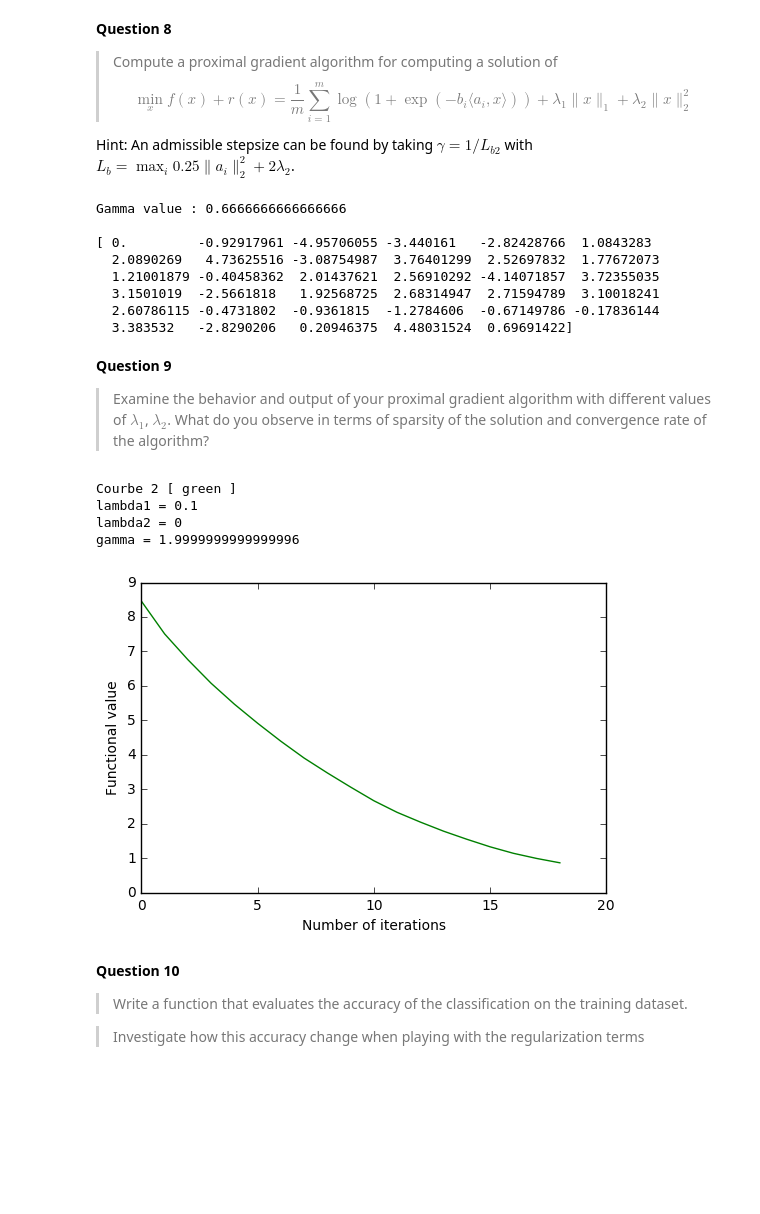
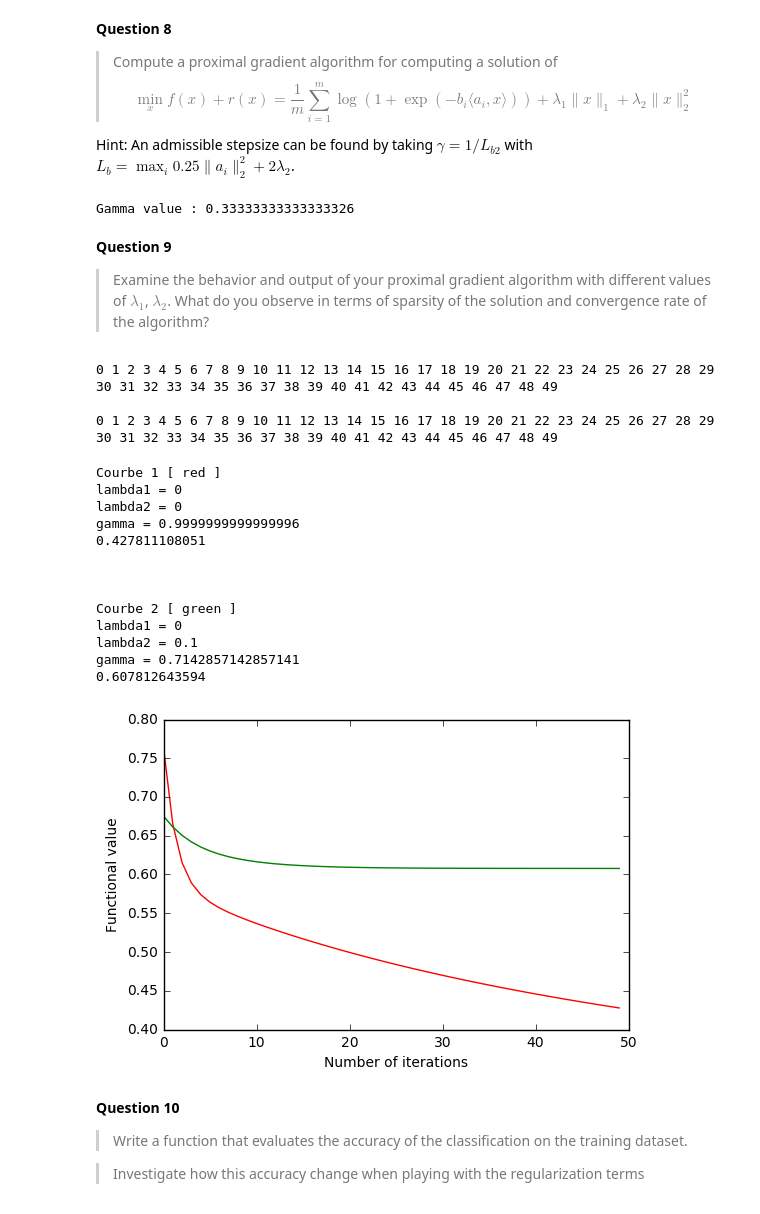
Before and after one commit to sialar/DCO, a Jupyter notebook: notebook/02_classification.ipynb, the cells around one changed output. Drawn from its saved outputs; the diff is of its cells as text; code cells hidden in the pictures; blank space fills up the shorter version.

```diff
--- a/notebook/02_classification.ipynb
+++ b/notebook/02_classification.ipynb
@@ -204,7 +200,7 @@ def logistic_loss_per_example(example,x):
 def randomArray(size) :
     x = np.zeros(size)
     for i in range(1,size) :
-        x[i] = uniform(-10,10)
+        x[i] = uniform(-1,1)
     return x
 
 size = trainingData.first().features.size
@@ -268,7 +264,7 @@ def grad_algo(gamma, MAX_ITER):
     return x, f_tab
 
 MAX_ITER = 20
-x, f_tab = grad_algo(compute_gamma1(),MAX_ITER)
+x, f_tab = grad_algo(0.66,MAX_ITER)
 print("\nx =",x,"\nf_tab =",f_tab)
 # %% [output]
 0 1 2 3 4 5 6 7 8 9 10 11 12 13 14 15 16 17 18 19
@@ -393,7 +376,8 @@ MAX_ITER = 20
 def compute_gamma2(lambda2):
     Lb = 0.25 * trainingData.map(lambda line : pow(np.linalg.norm(line.features,2),2)).max() \
         + lambda2 * 2
-    return 1/Lb
+    #print(0.5/Lb)
+    return 0.5/Lb
 print("Gamma value :",compute_gamma2(0.5),"\n")
 
 # Part II
@@ -407,25 +391,11 @@ def prox_grad_algo(lambda1,lambda2):
         g = trainingData.map(lambda line : (1/m) * regularized_logistic_grad_per_example(line,x,lambda2)).sum()
         g_tab[i] = trainingData.map(lambda line : (1/m) * logistic_loss_per_example(line,x)).sum() + \
                                     lambda1 * np.linalg.norm(x,1) + lambda2 * pow(np.linalg.norm(x,2),2)
-        #if lambda1 == 0 :
-        #    x = x - gamma * g
-        #else :
         x = n_prox(x - gamma * g,lambda1*gamma)
         i += 1
     return x, g_tab
-
-print(randomArray(size))
-#x, g_tab = prox_grad_algo(0,0)
-#print("\nx =",x,"\nf_tab =",g_tab)
 # %% [output]
-Gamma value : 0.6666666666666666
-
-[ 0.         -0.92917961 -4.95706055 -3.440161   -2.82428766  1.0843283
-  2.0890269   4.73625516 -3.08754987  3.76401299  2.52697832  1.77672073
-  1.21001879 -0.40458362  2.01437621  2.56910292 -4.14071857  3.72355035
-  3.1501019  -2.5661818   1.92568725  2.68314947  2.71594789  3.10018241
-  2.60786115 -0.4731802  -0.9361815  -1.2784606  -0.67149786 -0.17836144
-  3.383532   -2.8290206   0.20946375  4.48031524  0.69691422]
+Gamma value : 0.33333333333333326
 # %% [markdown]
 __Question 9__
 
@@ -438,31 +408,48 @@ def compute_min(l1,l2):
     x, g_tab = prox_grad_algo(l1,l2)
     return x, g_tab
 
-lamb1 = [0,0.1,0,1]
-lamb2 = [0,0,1,1]
-for i in range(0,4):
+MAX_ITER = 50
+lamb1 = [0,0,0,0.1]
+lamb2 = [0,0.1,0.1,0.1]
+x     = [0,0,0,0]
+g_tab = [0,0,0,0]
+for i in range(0,2):
     x[i], g_tab[i] = compute_min(lamb1[i],lamb2[i])
     print("\n")
+# %% [output]
+0 1 2 3 4 5 6 7 8 9 10 11 12 13 14 15 16 17 18 19 20 21 22 23 24 25 26 27 28 29 30 31 32 33 34 35 36 37 38 39 40 41 42 43 44 45 46 47 48 49
+
+0 1 2 3 4 5 6 7 8 9 10 11 12 13 14 15 16 17 18 19 20 21 22 23 24 25 26 27 28 29 30 31 32 33 34 35 36 37 38 39 40 41 42 43 44 45 46 47 48 49
 # %%
 def plot_res(x,g_tab,col):
-    plt.plot(range(MAX_ITER-1), g_tab[1:], col, linewidth=1.0, linestyle="-")
+    plt.plot(range(MAX_ITER), g_tab, col, linewidth=1.0, linestyle="-")
 
 colors = ["red", "green", "blue","black"]
 plt.figure()
 for i in range(0,2):
     print("\nCourbe", i+1, "[",colors[i],"]\nlambda1 =", lamb1[i], "\nlambda2 =",\
         lamb2[i], "\ngamma =", compute_gamma2(lamb2[i]))
     plot_res(x[i],g_tab[i],colors[i])
+    print(g_tab[i][MAX_ITER-1],"\n\n")
 plt.xlim(0, MAX_ITER)
 plt.xlabel('Number of iterations')
 plt.ylabel('Functional value')
 plt.show()
 # %% [output]
+Courbe 1 [ red ]
+lambda1 = 0
+lambda2 = 0
+gamma = 0.9999999999999996
+0.427811108051
+
+
+
 Courbe 2 [ green ]
-lambda1 = 0.1
-lambda2 = 0
-gamma = 1.9999999999999996
+lambda1 = 0
+lambda2 = 0.1
+gamma = 0.7142857142857141
+0.607812643594
-[figure, old version]
+[figure, new version]
 # %% [markdown]
 __Question 10__
 
```
Also changed, not shown: parts of 12 cells of this notebook.
